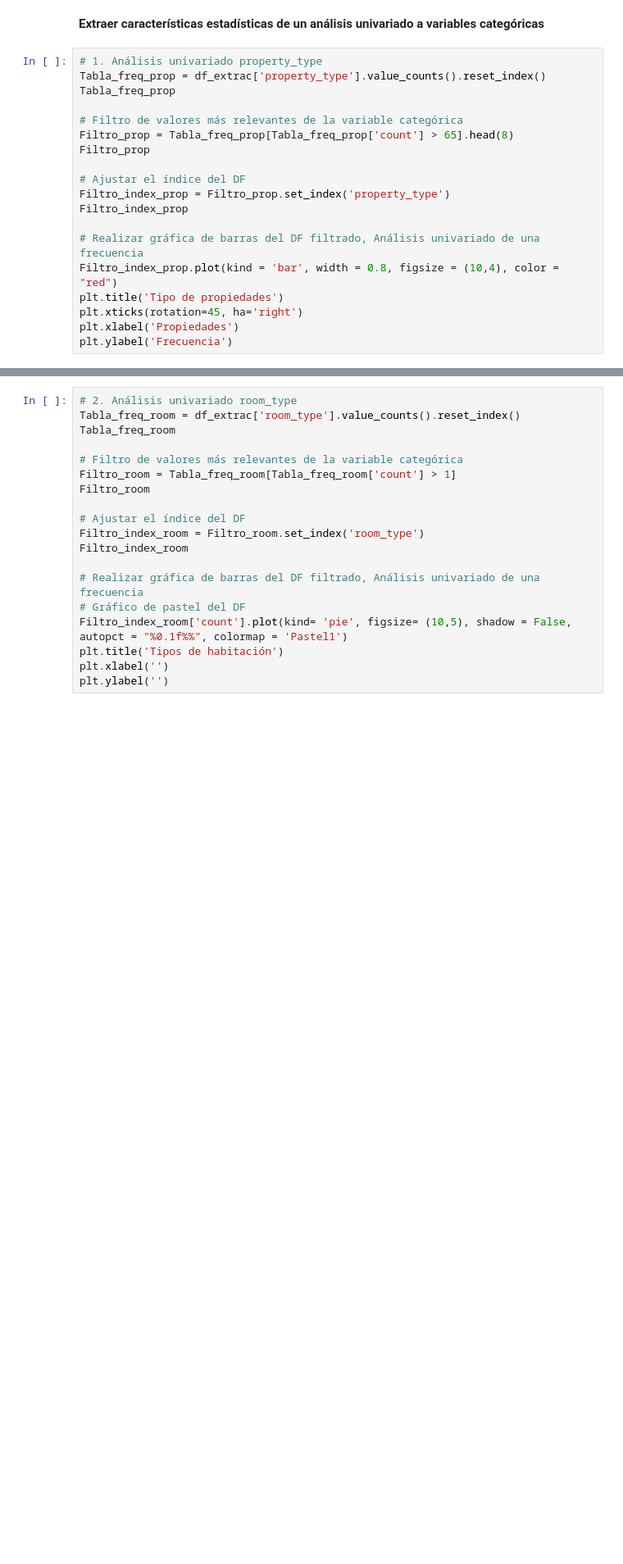
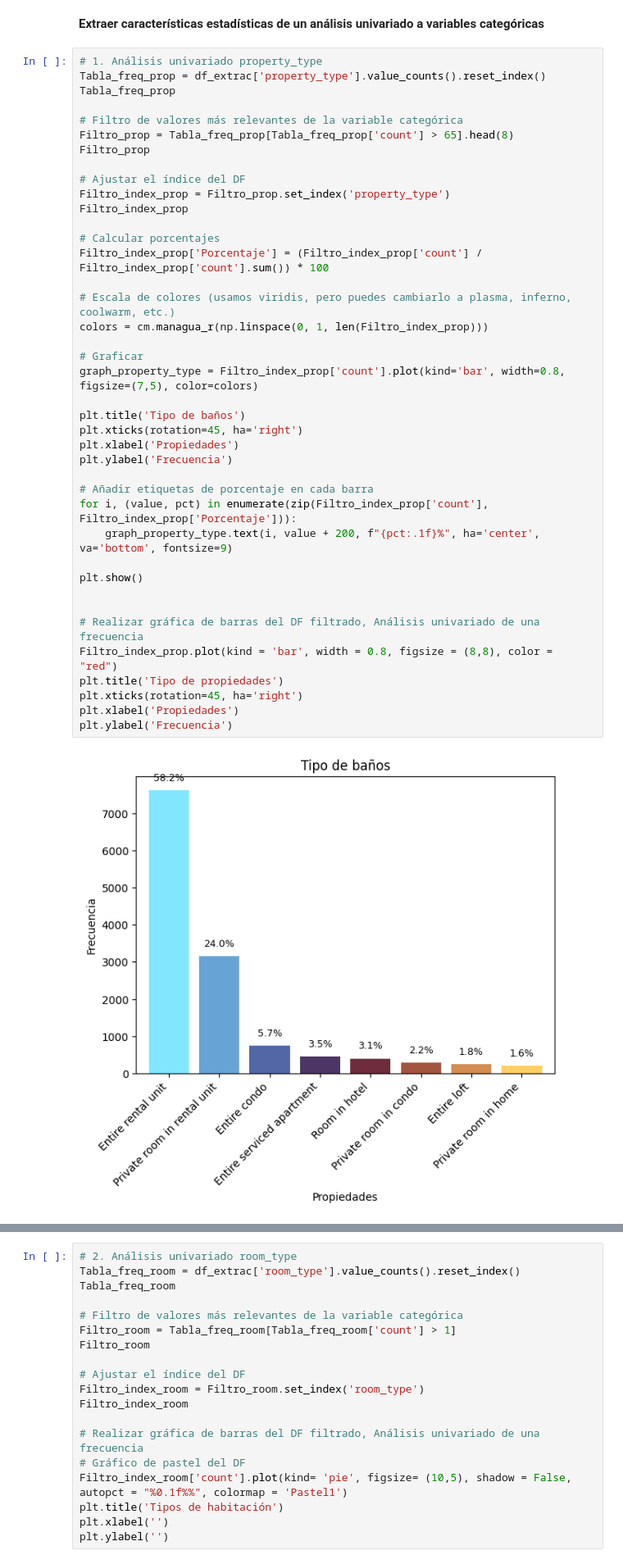
Before and after one commit to Raydays55/Actividad-5, a Jupyter notebook: Act5.ipynb, the cells around one changed output, grey strips where cells are left out. Shown at 82% size. Cells and saved outputs as stored; diff of their text form; blank space fills up the shorter version.

```diff
--- a/Act5.ipynb
+++ b/Act5.ipynb
@@ -56,21 +56,43 @@ memory usage: 5.5+ MB
 # %%
 # 1. Análisis univariado property_type
 Tabla_freq_prop = df_extrac['property_type'].value_counts().reset_index()
 Tabla_freq_prop
 
 # Filtro de valores más relevantes de la variable categórica
 Filtro_prop = Tabla_freq_prop[Tabla_freq_prop['count'] > 65].head(8)
 Filtro_prop
 
 # Ajustar el índice del DF
 Filtro_index_prop = Filtro_prop.set_index('property_type')
 Filtro_index_prop
 
+# Calcular porcentajes
+Filtro_index_prop['Porcentaje'] = (Filtro_index_prop['count'] / Filtro_index_prop['count'].sum()) * 100
+
+# Escala de colores (usamos viridis, pero puedes cambiarlo a plasma, inferno, coolwarm, etc.)
+colors = cm.managua_r(np.linspace(0, 1, len(Filtro_index_prop)))
+
+# Graficar
+graph_property_type = Filtro_index_prop['count'].plot(kind='bar', width=0.8, figsize=(7,5), color=colors)
+
+plt.title('Tipo de baños')
+plt.xticks(rotation=45, ha='right')
+plt.xlabel('Propiedades')
+plt.ylabel('Frecuencia')
+
+# Añadir etiquetas de porcentaje en cada barra
+for i, (value, pct) in enumerate(zip(Filtro_index_prop['count'], Filtro_index_prop['Porcentaje'])):
+    graph_property_type.text(i, value + 200, f"{pct:.1f}%", ha='center', va='bottom', fontsize=9)
+
+plt.show()
+
+
 # Realizar gráfica de barras del DF filtrado, Análisis univariado de una frecuencia
-Filtro_index_prop.plot(kind = 'bar', width = 0.8, figsize = (10,4), color = "red")
+Filtro_index_prop.plot(kind = 'bar', width = 0.8, figsize = (8,8), color = "red")
 plt.title('Tipo de propiedades')
 plt.xticks(rotation=45, ha='right')
 plt.xlabel('Propiedades')
 plt.ylabel('Frecuencia')
 # %% [output]
+[figure, new version]
 Text(0, 0.5, 'Frecuencia')
```
Also changed, not shown: parts of 1 cell of this notebook.
